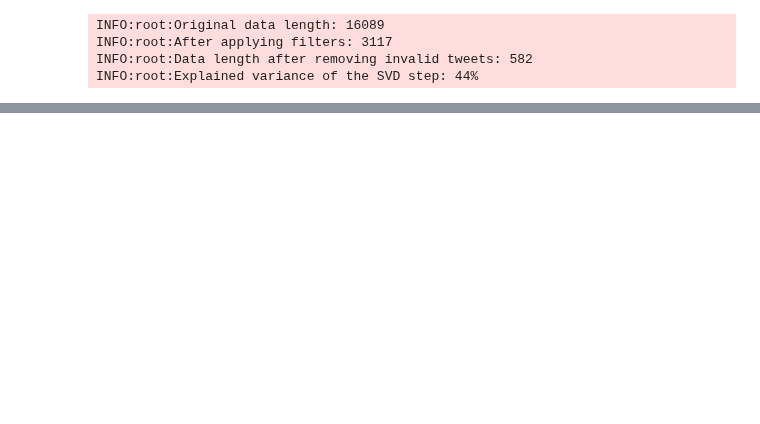
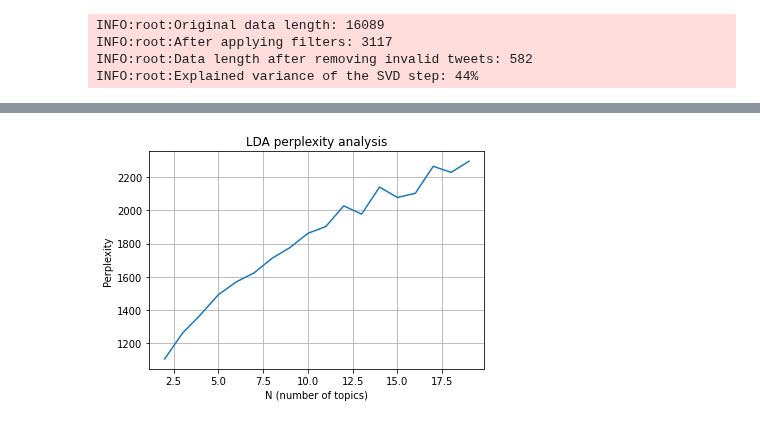
Before and after one commit to delftcrowd/smart_rejector_for_hate_speech, a Jupyter notebook: code/costs/waseem_sexism.ipynb, the cells around one changed output, grey strips where cells are left out. Drawn from its saved outputs; the diff is of its cells as text; code cells hidden in the pictures; blank space fills up the shorter version.

```diff
--- a/code/costs/waseem_sexism.ipynb
+++ b/code/costs/waseem_sexism.ipynb
@@ -49,10 +83,11 @@ km.print_most_representative_samples(original_data=filtered_data, X=X, num_sampl
 # %%
 lda = LDA()
 X = lda.fit_tf(X=cleaned_data)
-pred = lda.fit_lda(X=X, n_components=2)
 # Lower values are better
 # Perplexity indicates how well the probability model predicts the samples
-lda.plot_perplexity(max_n=100, X=X)
+lda.plot_perplexity(max_n=20, X=X)
+# %% [output]
+[figure, added]
 # %%
 pred = lda.fit_lda(X=X, n_components=10)
 lda.print_top_terms()
```
Also changed, not shown: parts of 7 cells of this notebook, 6 other files.
